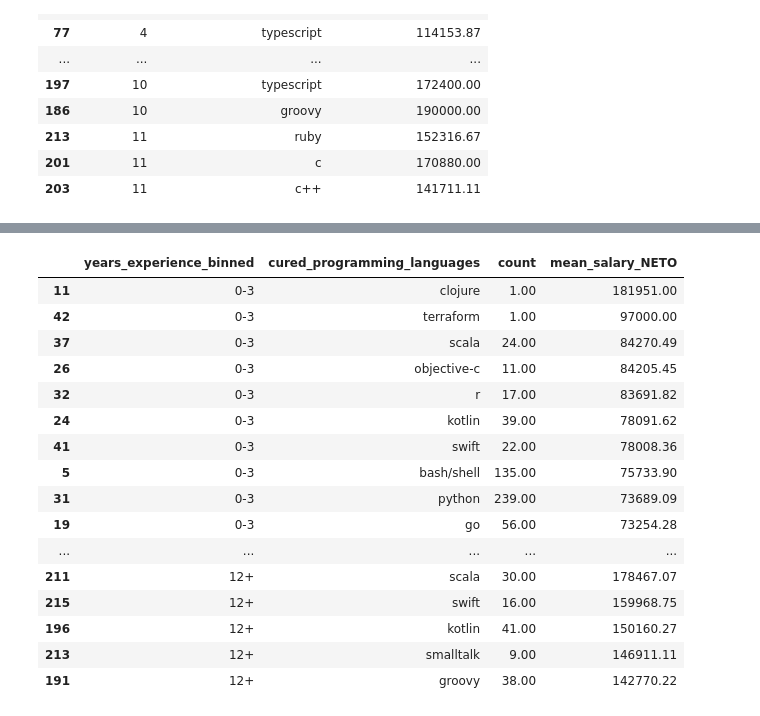
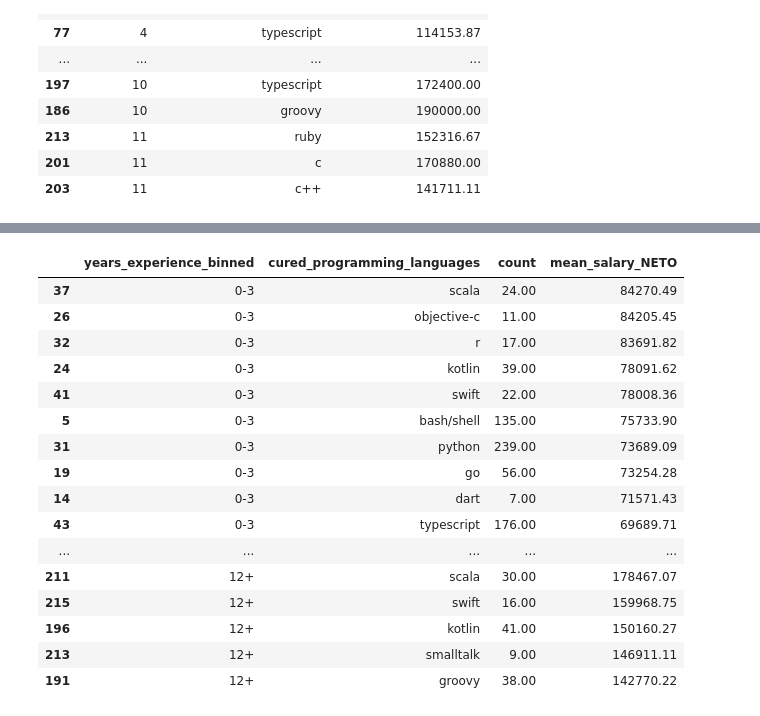
Before and after one commit to fnbellomo/DiploDatos2021, a Jupyter notebook: AyVD/Entregable_Parte_1_Natan.ipynb, the cells around one changed output, grey strips where cells are left out. Saved outputs shown, nothing was run; the diff lists cells and outputs as text; code cells hidden in the pictures.

```diff
--- a/AyVD/Entregable_Parte_1_Natan.ipynb
+++ b/AyVD/Entregable_Parte_1_Natan.ipynb
@@ -472,34 +463,32 @@ df.head()
 # %%
 new_relevant_columns = relevant_columns + ['profile_years_experience']
 new_relevant_columns.remove('tools_programming_languages')
 df_lang_years = df[new_relevant_columns].copy()
 ning = ['Ninguno']
 df_lang_years = df_lang_years[((df_lang_years.salary_monthly_NETO / df_lang_years.salary_monthly_BRUTO) > 0.5)
                             & ((df_lang_years.salary_monthly_NETO / df_lang_years.salary_monthly_BRUTO) < 0.9)]
 lst_col = 'cured_programming_languages'
 df_lang_years2 = pd.DataFrame({
                     col:numpy.repeat(df_lang_years[col].values, df_lang_years[lst_col].str.len())
                     for col in df_lang_years.columns.difference([lst_col])
                     }).assign(**{lst_col:numpy.concatenate(df_lang_years[lst_col].values)})[df_lang_years.columns.tolist()]
 
 df_lang_years2 = df_lang_years2[df_lang_years2['cured_programming_languages'] != 'ninguno']
 
 relevant_langs = [l for l in df_lang_years2.cured_programming_languages.value_counts().head(60).index.tolist() if l not in ['-', '/', 'no', '']]
 df_lang_years2 = df_lang_years2[df_lang_years2.cured_programming_languages.isin(relevant_langs)]
 bins = [0,3,6,9,12,100]
 labels = ['0-3', '4-6', '7-9', '10-12', '12+']
 df_lang_years2['years_experience_binned'] = pd.cut(df_lang_years2['profile_years_experience'], bins=bins, labels=labels)
 df_lang_years2.years_experience_binned.value_counts()
 pivoted_df2 = pd.pivot_table(df_lang_years2, values='salary_monthly_NETO', index=['years_experience_binned', 'cured_programming_languages'],
                     aggfunc=[len, numpy.mean])
 pivoted_df2.reset_index(inplace=True)
 pivoted_df2.columns = ['years_experience_binned','cured_programming_languages','count', 'mean_salary_NETO']
 pivoted_df2.sort_values(by=['years_experience_binned','mean_salary_NETO'], ascending=[True, False], inplace=True)
-pivoted_df2.groupby('years_experience_binned').head(10)
+pivoted_df2[pivoted_df2['count'] > 1].groupby('years_experience_binned').head(10) #SOLO LENGUAJES CON AL MENOS 2 PROGRAMADORES
 # %% [output]
 |  | years_experience_binned | cured_programming_languages | count | mean_salary_NETO |
-| 11 | 0-3 | clojure | 1.00 | 181951.00 |
-| 42 | 0-3 | terraform | 1.00 | 97000.00 |
 | 37 | 0-3 | scala | 24.00 | 84270.49 |
 | 26 | 0-3 | objective-c | 11.00 | 84205.45 |
 | 32 | 0-3 | r | 17.00 | 83691.82 |
@@ -508,6 +497,8 @@ pivoted_df2.groupby('years_experience_binned').head(10)
 | 5 | 0-3 | bash/shell | 135.00 | 75733.90 |
 | 31 | 0-3 | python | 239.00 | 73689.09 |
 | 19 | 0-3 | go | 56.00 | 73254.28 |
+| 14 | 0-3 | dart | 7.00 | 71571.43 |
+| 43 | 0-3 | typescript | 176.00 | 69689.71 |
 | ... | ... | ... | ... | ... |
 | 211 | 12+ | scala | 30.00 | 178467.07 |
 | 215 | 12+ | swift | 16.00 | 159968.75 |
```
Also changed, not shown: parts of 1 cell of this notebook.
